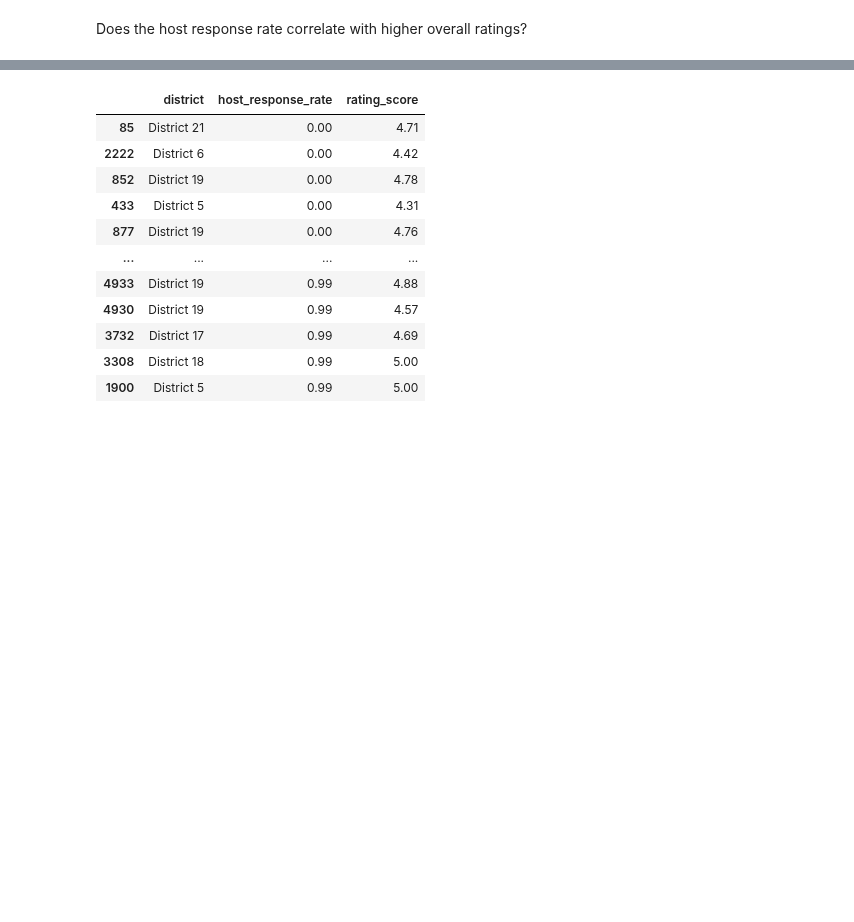
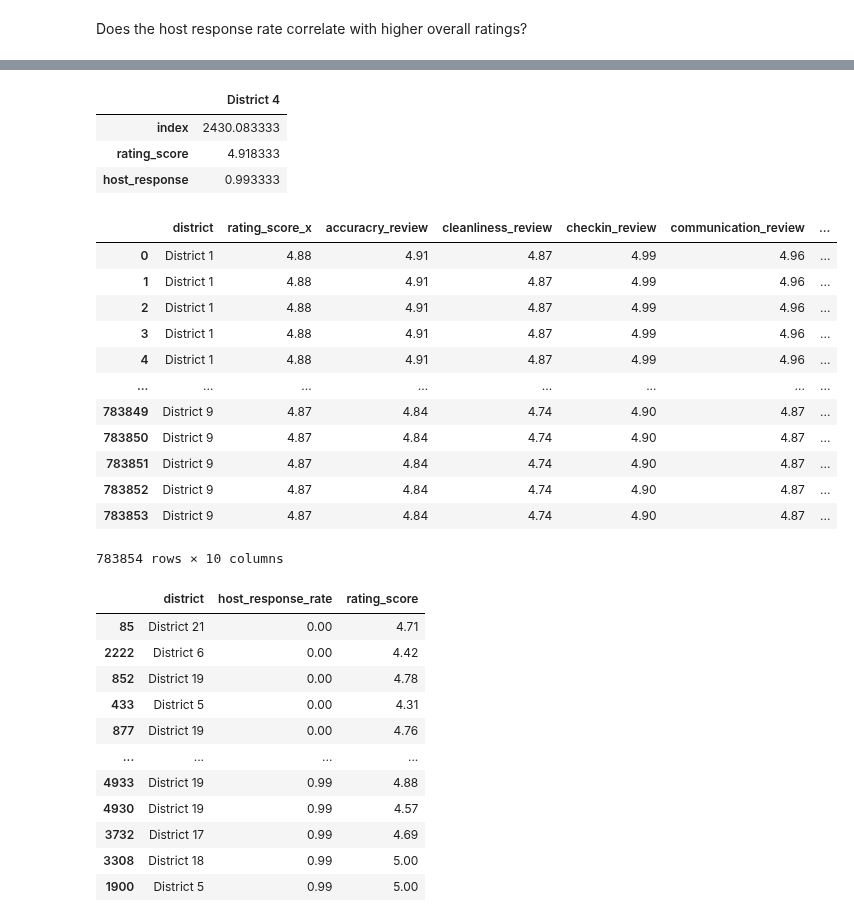
Before and after one commit to JonathanBrown003/Airbnb-A-Closer-Look-Nashville-Asheville, a Jupyter notebook: Analysis_Tu.ipynb, the cells around one changed output, grey strips where cells are left out. Drawn from its saved outputs; the diff is of its cells as text; code cells hidden in the pictures; blank space fills up the shorter version.

```diff
--- a/Analysis_Tu.ipynb
+++ b/Analysis_Tu.ipynb
@@ -1363,2 +1417,0 @@ nash_host_ratings_df
-# %%
-nash_host_ratings_df['host_response_rate'] = nash_host_ratings_df['host_response_rate'].astype('float')*100
@@ -1365,3 +1586,54 @@ nash_host_ratings_df['host_response_rate'] = nash_host_ratings_df['host_response
+# %%
+# analyzing all of the different districts
+
+nash_d4_host = nash_host_ratings_df[nash_host_ratings_df.district == "District 4"]
+new_D4_order = nash_d3_host.reset_index().drop("district", axis=1)
+# all but 2 properties had 80% for host response
+
+# checking the dtypes of the columns
+nash_d4_host.dtypes
+
+# changing the host_response_rate to float
+new_host_column = nash_d3_host["host_response_rate"].str.rstrip("%").astype("float")/100
+new_host_column
+new_host_column2 = new_host_column.reset_index()
+new_host_column2
+
+# renaming the host column
+new_host_nash_d4 = new_host_column2.rename(columns={"host_response_rate": "host_response"})
+new_host_nash_d4
+
+# adding the new column of host_response_rate to the df
+nashD4_host_df = new_D4_order.join(new_host_nash_d4.set_index("index"), on="index")
+nD4_host_df = nashD4_host_df.drop("host_response_rate", axis=1)
+nD4_host_avg = nD4_host_df.mean()
+nD4_host_avg_df = pd.DataFrame(nD4_host_avg)
+nD4_host_avg_df = nD4_host_avg_df.rename(columns={0:"District 4"})
+
+# nD1_host_avg_df["District"]= district
+nD4_host_avg_df
+# %% [output]
+|  | District 4 |
+| index | 2430.083333 |
+| rating_score | 4.918333 |
+| host_response | 0.993333 |
+# %%
+# combining this with the nashville_zip_ratings_df
+combined_nash_df = pd.merge(nash_zip_rating_df, nash_host_ratings_df, how="left", on="district")
+# %% [output]
+|  | district | rating_score_x | accuracry_review | cleanliness_review | checkin_review | communication_review | ... |
+| 0 | District 1 | 4.88 | 4.91 | 4.87 | 4.99 | 4.96 | ... |
+| 1 | District 1 | 4.88 | 4.91 | 4.87 | 4.99 | 4.96 | ... |
+| 2 | District 1 | 4.88 | 4.91 | 4.87 | 4.99 | 4.96 | ... |
+| 3 | District 1 | 4.88 | 4.91 | 4.87 | 4.99 | 4.96 | ... |
+| 4 | District 1 | 4.88 | 4.91 | 4.87 | 4.99 | 4.96 | ... |
+| ... | ... | ... | ... | ... | ... | ... | ... |
+| 783849 | District 9 | 4.87 | 4.84 | 4.74 | 4.90 | 4.87 | ... |
+| 783850 | District 9 | 4.87 | 4.84 | 4.74 | 4.90 | 4.87 | ... |
+| 783851 | District 9 | 4.87 | 4.84 | 4.74 | 4.90 | 4.87 | ... |
+| 783852 | District 9 | 4.87 | 4.84 | 4.74 | 4.90 | 4.87 | ... |
+| 783853 | District 9 | 4.87 | 4.84 | 4.74 | 4.90 | 4.87 | ... |
+783854 rows × 10 columns
 # %%
 nash_host_ratings_df
 # %% [output]
```
Also changed, not shown: parts of 18 cells of this notebook, 1 other file.
